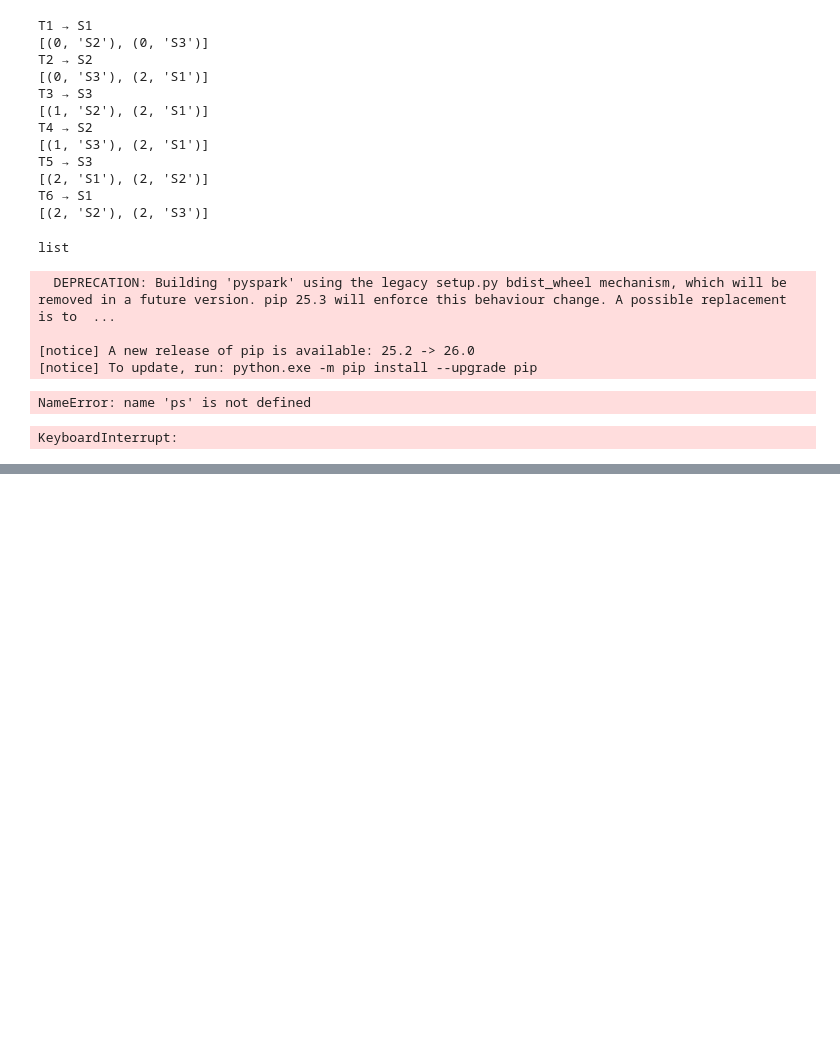
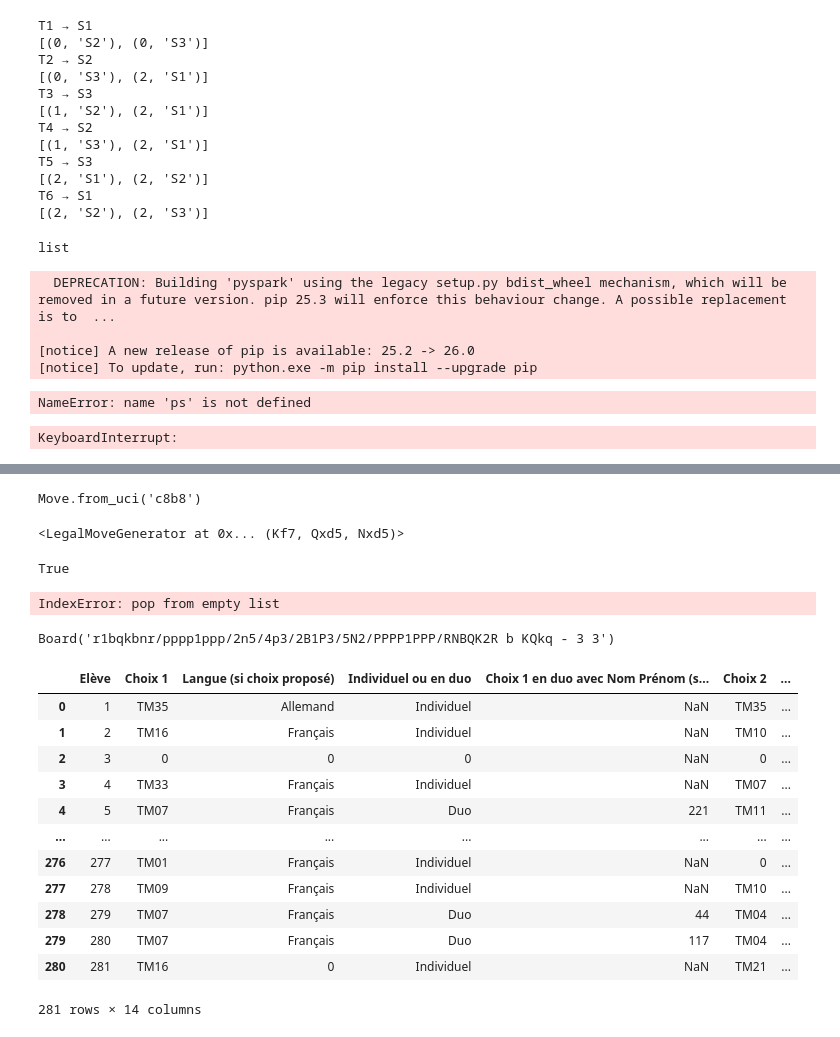
Before and after one commit to RadoTheProgrammer/TM-code, a Jupyter notebook: sandbox.ipynb, the cells around one changed output, grey strips where cells are left out. Saved outputs shown, nothing was run; the diff lists cells and outputs as text; code cells hidden in the pictures; blank space fills up the shorter version.

```diff
--- a/sandbox.ipynb
+++ b/sandbox.ipynb
@@ -113,0 +144,39 @@ KeyboardInterrupt:
+# %%
+board.pop()
+# %% [output]
+Move.from_uci('c8b8')
+# %%
+board.legal_moves
+# %% [output]
+<LegalMoveGenerator at 0x... (Kf7, Qxd5, Nxd5)>
+# %%
+board.is_check()
+# %% [output]
+True
+# %%
+board.pop()
+# %% [output]
+IndexError: pop from empty list
+# %%
+board
+# %% [output]
+Board('r1bqkbnr/pppp1ppp/2n5/4p3/2B1P3/5N2/PPPP1PPP/RNBQK2R b KQkq - 3 3')
+# %%
+import pandas
+
+df = pandas.read_excel("Donnees_TMs/Année 1/TM année 1_voeux élèves.xlsx")
+df
+# %% [output]
+|  | Elève | Choix 1 | Langue (si choix proposé) | Individuel ou en duo | Choix 1 en duo avec Nom Prénom (s... | Choix 2 | ... |
+| 0 | 1 | TM35 | Allemand | Individuel | NaN | TM35 | ... |
+| 1 | 2 | TM16 | Français | Individuel | NaN | TM10 | ... |
+| 2 | 3 | 0 | 0 | 0 | NaN | 0 | ... |
+| 3 | 4 | TM33 | Français | Individuel | NaN | TM07 | ... |
+| 4 | 5 | TM07 | Français | Duo | 221 | TM11 | ... |
+| ... | ... | ... | ... | ... | ... | ... | ... |
+| 276 | 277 | TM01 | Français | Individuel | NaN | 0 | ... |
+| 277 | 278 | TM09 | Français | Individuel | NaN | TM10 | ... |
+| 278 | 279 | TM07 | Français | Duo | 44 | TM04 | ... |
+| 279 | 280 | TM07 | Français | Duo | 117 | TM04 | ... |
+| 280 | 281 | TM16 | 0 | Individuel | NaN | TM21 | ... |
+281 rows × 14 columns
```
Also changed, not shown: parts of 15 cells of this notebook, 1 other file.
